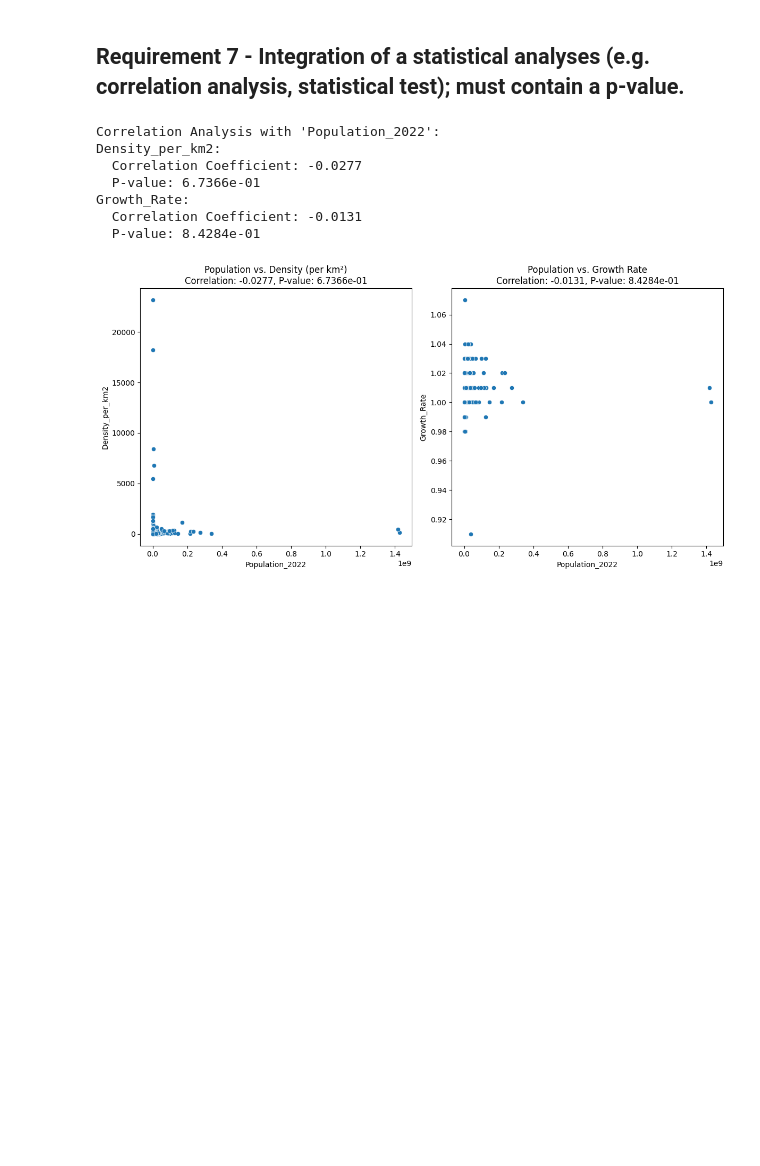
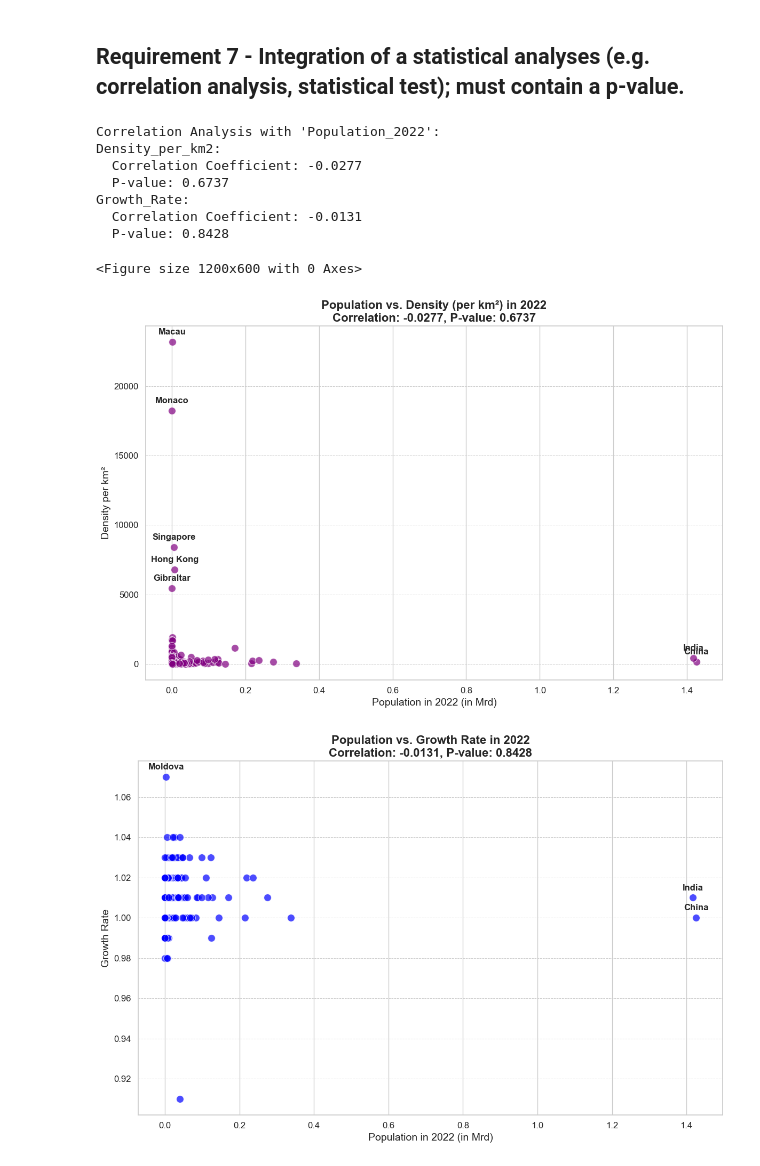
Before and after one commit to Ravinsen/projectwork_SP_FS2024_group05, a Jupyter notebook: project.ipynb, the cells around one changed output. Drawn from its saved outputs; the diff is of its cells as text; code cells hidden in the pictures; blank space fills up the shorter version.

```diff
--- a/project.ipynb
+++ b/project.ipynb
@@ -355,46 +384,90 @@ Continent Population Summary Table:
 # %%
 # Select numerical columns for correlation analysis
 numerical_columns = ['Population_2022', 'Density_per_km2', 'Growth_Rate']
 
 # Calculate correlation coefficients and p-values
 correlation_results = {}
 for col in numerical_columns:
     if col != 'Population_2022':
         corr, p_value = pearsonr(df['Population_2022'], df[col])
         correlation_results[col] = {'Correlation Coefficient': corr, 'P-value': p_value}
 
 # Display the correlation results
 print("\nCorrelation Analysis with 'Population_2022':")
 for col, results in correlation_results.items():
     print(f"{col}:")
     print(f"  Correlation Coefficient: {results['Correlation Coefficient']:.4f}")
-    print(f"  P-value: {results['P-value']:.4e}")
+    print(f"  P-value: {results['P-value']:.4f}")
 
-# Visualization of correlation
+#Visualization of correlation
 plt.figure(figsize=(12, 6))
 
-# Scatter plot for '2022 Population' vs 'Density (per km²)'
-plt.subplot(1, 2, 1)
-sns.scatterplot(x=df['Population_2022'], y=df['Density_per_km2'])
-plt.title(f"Population vs. Density (per km²)\nCorrelation: {correlation_results['Density_per_km2']['Correlation Coefficient']:.4f}, P-value: {correlation_results['Density_per_km2']['P-value']:.4e}")
-plt.xlabel('Population_2022')
-plt.ylabel('Density_per_km2')
+#Scatter Plot Population vs Density with Annotations
+df['Population_2022_Billions'] = df['Population_2022'] / 1e9
+
+# Set a modern style
+sns.set(style="whitegrid")
+
+plt.figure(figsize=(12, 8))
+scatter = sns.scatterplot(x=df['Population_2022_Billions'], y=df['Density_per_km2'], color='purple', s=100, alpha=0.7, edgecolor='w')
+plt.title(f"Population vs. Density (per km²) in 2022\nCorrelation: {correlation_results['Density_per_km2']['Correlation Coefficient']:.4f}, P-value: {correlation_results['Density_per_km2']['P-value']:.4f}", fontsize=16, fontweight='bold')
+plt.xlabel('Population in 2022 (in Mrd)', fontsize=14)
+plt.ylabel('Density per km²', fontsize=14)
+plt.xticks(fontsize=12)
+plt.yticks(fontsize=12)
+plt.grid(axis='y', linestyle='--', linewidth=0.7)
+
+# Annotate the top 5 countries with the highest population density
+top_density_countries = df.nlargest(5, 'Density_per_km2')
+for idx, row in top_density_countries.iterrows():
+    plt.annotate(row['Country_Territory'], (row['Population_2022_Billions'], row['Density_per_km2']),
+                 textcoords="offset points", xytext=(0,10), ha='center', fontsize=12, fontweight='bold')
+
+# Annotate the countries with a population around 1.4 billion (1.4 Mrd)
+high_population_countries = df[df['Population_2022_Billions'].between(1.35, 1.45)]
+for idx, row in high_population_countries.iterrows():
+    plt.annotate(row['Country_Territory'], (row['Population_2022_Billions'], row['Density_per_km2']),
+                 textcoords="offset points", xytext=(0,10), ha='center', fontsize=12, fontweight='bold')
+
+plt.tight_layout()
+plt.savefig('Charts/4. Scatter Plot_Population vs Density.png')
+plt.show()
 
 # Scatter plot for '2022 Population' vs 'Growth Rate'
-plt.subplot(1, 2, 2)
-sns.scatterplot(x=df['Population_2022'], y=df['Growth_Rate'])
-plt.title(f"Population vs. Growth Rate\nCorrelation: {correlation_results['Growth_Rate']['Correlation Coefficient']:.4f}, P-value: {correlation_results['Growth_Rate']['P-value']:.4e}")
-plt.xlabel('Population_2022')
-plt.ylabel('Growth_Rate')
+sns.set(style="whitegrid")
+
+plt.figure(figsize=(12, 8))
+scatter = sns.scatterplot(x=df['Population_2022_Billions'], y=df['Growth_Rate'], color='blue', s=100, alpha=0.7, edgecolor='w')
+plt.title(f"Population vs. Growth Rate in 2022\nCorrelation: {correlation_results['Growth_Rate']['Correlation Coefficient']:.4f}, P-value: {correlation_results['Growth_Rate']['P-value']:.4f}", fontsize=16, fontweight='bold')
+plt.xlabel('Population in 2022 (in Mrd)', fontsize=14)
+plt.ylabel('Growth Rate', fontsize=14)
+plt.xticks(fontsize=12)
+plt.yticks(fontsize=12)
+plt.grid(axis='y', linestyle='--', linewidth=0.7)
+
+# Annotate the top country with the highest growth rate
+top_growth_countries = df.nlargest(1, 'Growth_Rate')
+for idx, row in top_growth_countries.iterrows():
+    plt.annotate(row['Country_Territory'], (row['Population_2022_Billions'], row['Growth_Rate']),
+                 textcoords="offset points", xytext=(0,10), ha='center', fontsize=12, fontweight='bold')
+
+# Annotate the countries with a population around 1.4 billion (1.4 Mrd)
+high_population_countries = df[df['Population_2022_Billions'].between(1.35, 1.45)]
+for idx, row in high_population_countries.iterrows():
+    plt.annotate(row['Country_Territory'], (row['Population_2022_Billions'], row['Growth_Rate']),
+                 textcoords="offset points", xytext=(0,10), ha='center', fontsize=12, fontweight='bold')
 
 plt.tight_layout()
+plt.savefig('Charts/5. Scatter Plot_Population vs Growth Rate.png')
 plt.show()
 # %% [output]
 Correlation Analysis with 'Population_2022':
 Density_per_km2:
   Correlation Coefficient: -0.0277
-  P-value: 6.7366e-01
+  P-value: 0.6737
 Growth_Rate:
   Correlation Coefficient: -0.0131
-  P-value: 8.4284e-01
+  P-value: 0.8428
+<Figure size 1200x600 with 0 Axes>
-[figure, old version]
+[figure, new version]
+[figure, added]
```
Also changed, not shown: parts of 2 cells of this notebook, 6 other files.
